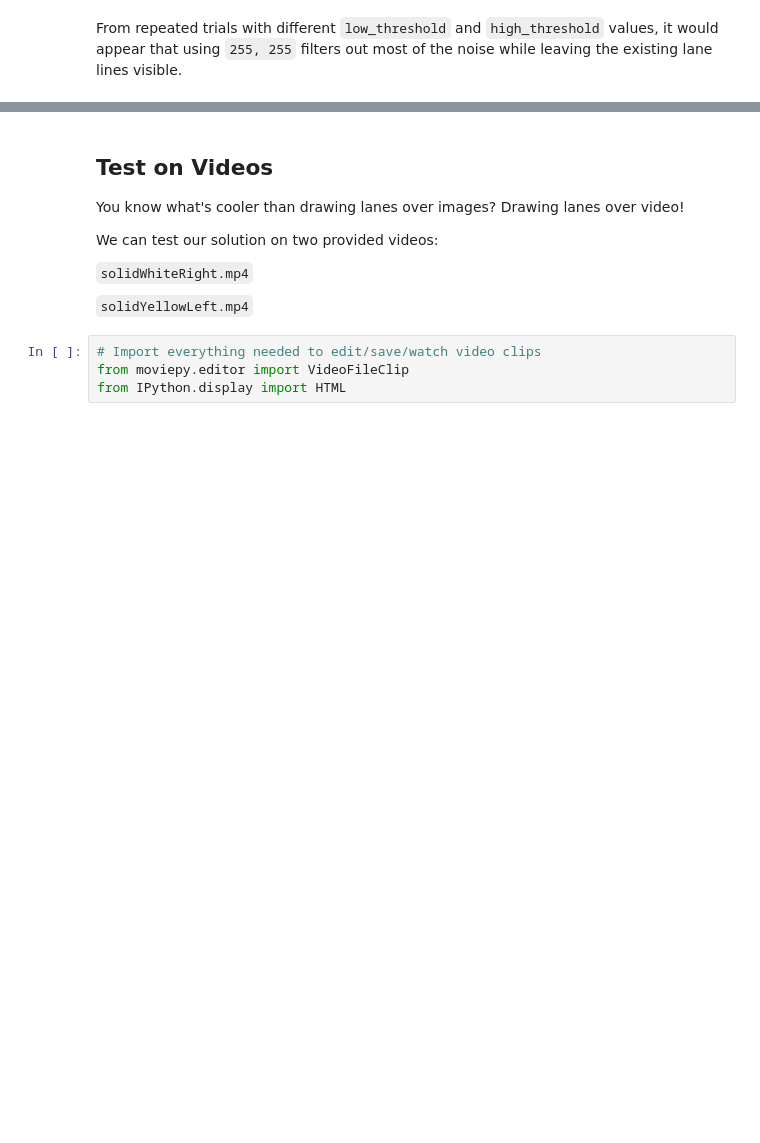
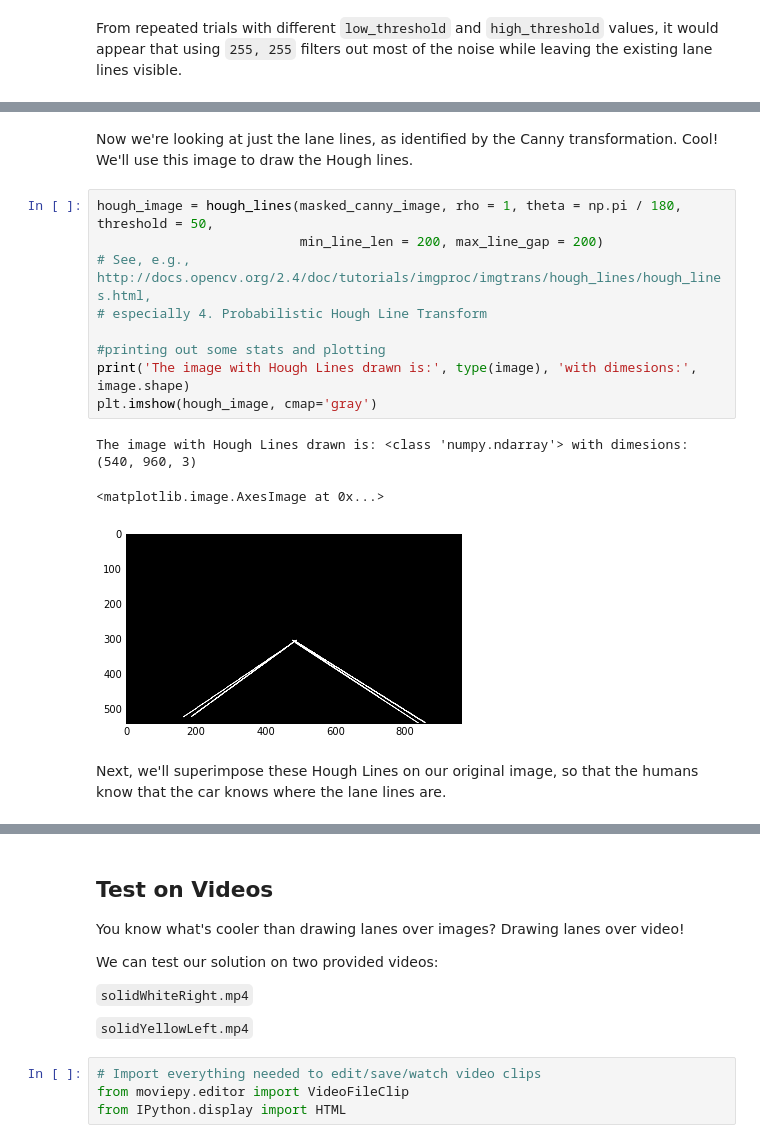
Before and after one commit to mgruben/lane-lines, a Jupyter notebook: P0.ipynb, the cells around one changed output, grey strips where cells are left out. Saved outputs shown, nothing was run; the diff lists cells and outputs as text; blank space fills up the shorter version.

```diff
--- a/P0.ipynb
+++ b/P0.ipynb
@@ -184,0 +195,18 @@ From repeated trials with different `low_threshold` and `high_threshold` values,
+# %% [markdown]
+Now we're looking at just the lane lines, as identified by the Canny transformation. Cool!
+We'll use this image to draw the Hough lines.
+# %%
+hough_image = hough_lines(masked_canny_image, rho = 1, theta = np.pi / 180, threshold = 50,
+                          min_line_len = 200, max_line_gap = 200)
+# See, e.g., http://docs.opencv.org/2.4/doc/tutorials/imgproc/imgtrans/hough_lines/hough_lines.html,
+# especially 4. Probabilistic Hough Line Transform
+
+#printing out some stats and plotting
+print('The image with Hough Lines drawn is:', type(image), 'with dimesions:', image.shape)
+plt.imshow(hough_image, cmap='gray')
+# %% [output]
+The image with Hough Lines drawn is: <class 'numpy.ndarray'> with dimesions: (540, 960, 3)
+<matplotlib.image.AxesImage at 0x...>
+[figure, added]
+# %% [markdown]
+Next, we'll superimpose these Hough Lines on our original image, so that the humans know that the car knows where the lane lines are.
```
Also changed, not shown: parts of 5 cells of this notebook.
